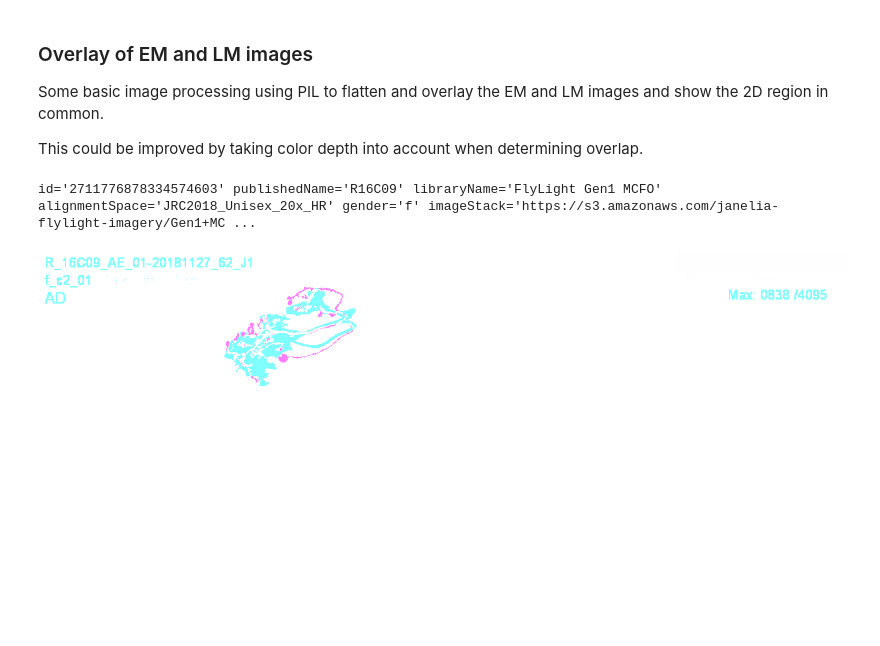
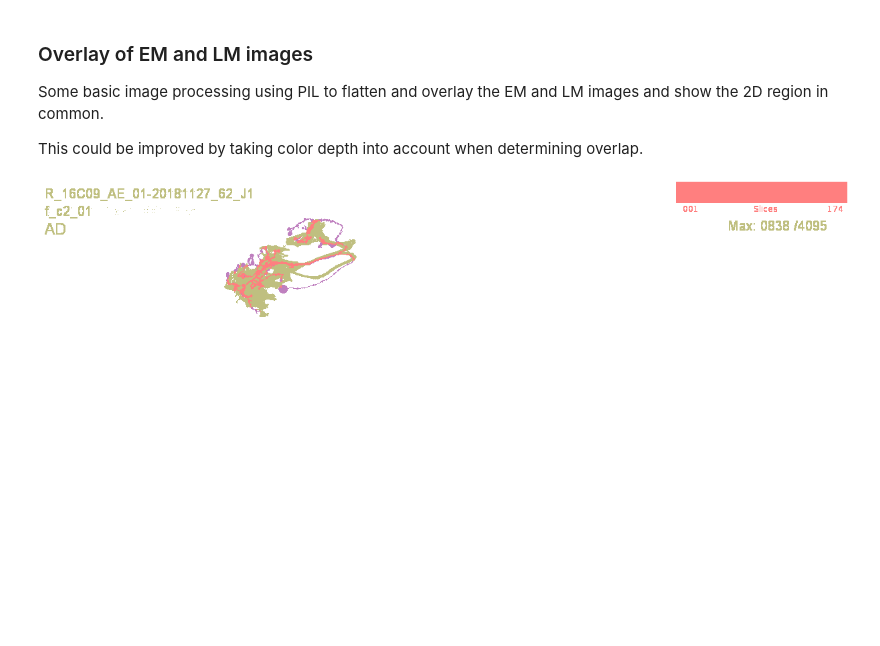
Before and after one commit to JaneliaSciComp/neuronbridge-python, a Jupyter notebook: notebooks/python_api_examples.ipynb, the cells around one changed output. Drawn from its saved outputs; the diff is of its cells as text; code cells hidden in the pictures; blank space fills up the shorter version.

```diff
--- a/notebooks/python_api_examples.ipynb
+++ b/notebooks/python_api_examples.ipynb
@@ -48,7 +70,7 @@ cds_matches = client.get_cds_matches(em_image)
 ppp_matches = client.get_ppp_matches(em_image)
 
 cds_matches.sort(key=lambda m: m.normalizedScore, reverse=True)
-ppp_matches.sort(key=lambda m: m.pppRank)
+ppp_matches.sort(key=lambda m: m.pppmRank)
 
 print(f"CDS matches: {len(cds_matches)}")
 print(f"PPP matches: {len(ppp_matches)}")
@@ -149,30 +171,27 @@ This could be improved by taking color depth into account when determining overl
 # %%
 published_name = df['Name'][0]
 cds_match = utils.get_first_match_for_name(cds_matches, published_name)
-print(cds_match)
+#print(cds_match)
 cds = client.get_cds_image(cds_match)
 match = client.get_match_searchable_image(cds_match)
 target = client.get_target_searchable_image(cds_match)
 #display(cds, match, target)
 
 import numpy as np
 def black_to_transparent(img, color):
     x = np.asarray(img.convert('RGBA')).copy()
     black_pixels = np.all(x == [0, 0, 0, 255], axis=-1)
     x[black_pixels] = [0, 0, 0, 0]
     x[~black_pixels] = color
     #x[:, :, 3] = ((x[:, :, :3] != 0).any(axis=2)).astype(np.uint8)
     return Image.fromarray(x.astype(np.uint8))
 
 from PIL import Image, ImageEnhance
 
-match = black_to_transparent(match, (0, 255, 255, 255))
+match = black_to_transparent(match, (255, 255, 0, 255))
 target = black_to_transparent(target, (255, 0, 255, 255))
-
 image = Image.blend(target, match, 0.5)
-obj = ImageEnhance.Brightness(image)
-image = obj.enhance(2)
+image = ImageEnhance.Brightness(image).enhance(1)
 display(image)
 # %% [output]
-id='2711776878334574603' publishedName='R16C09' libraryName='FlyLight Gen1 MCFO' alignmentSpace='JRC2018_Unisex_20x_HR' gender='f' imageStack='https://s3.amazonaws.com/janelia-flylight-imagery/Gen1+MC ...
-[figure, old version]
+[figure, new version]
```
Also changed, not shown: parts of 8 cells of this notebook, 6 other files.
